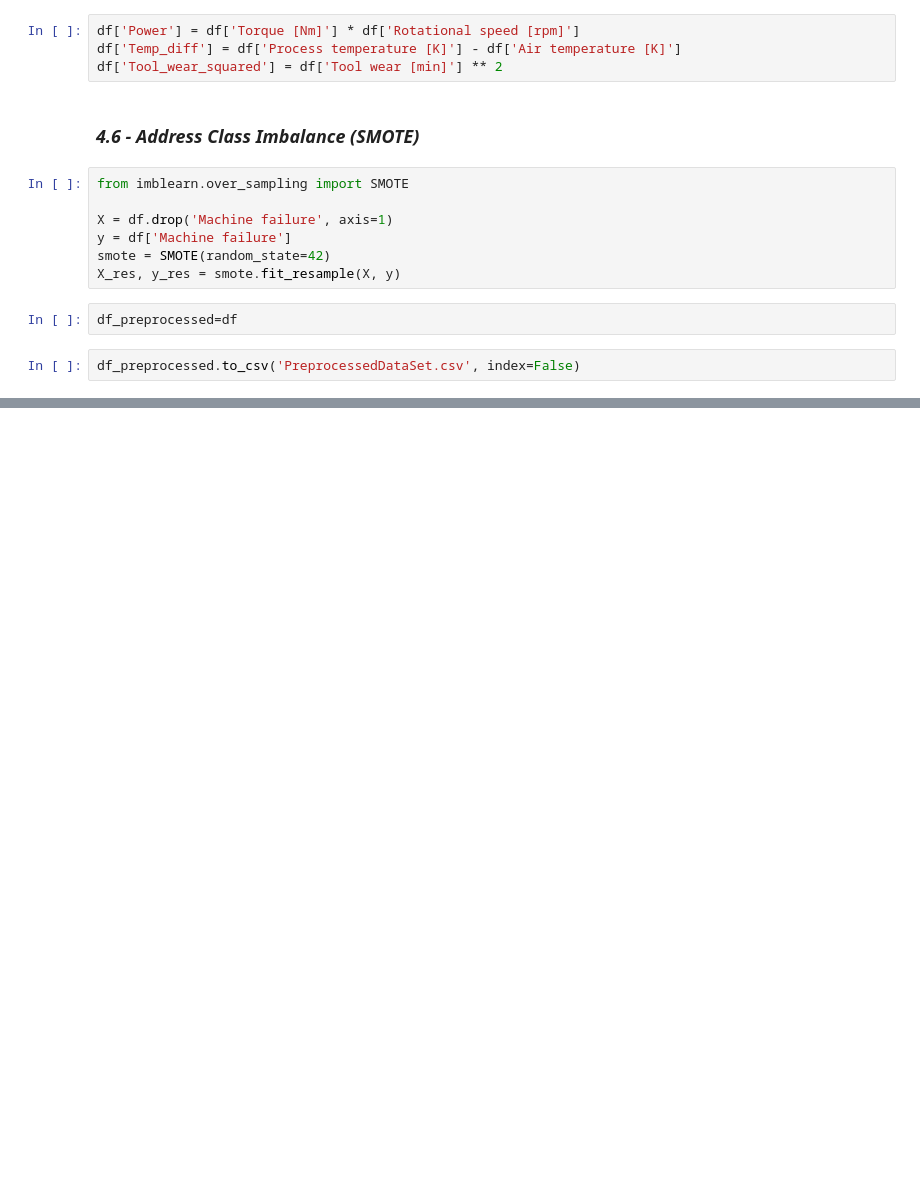
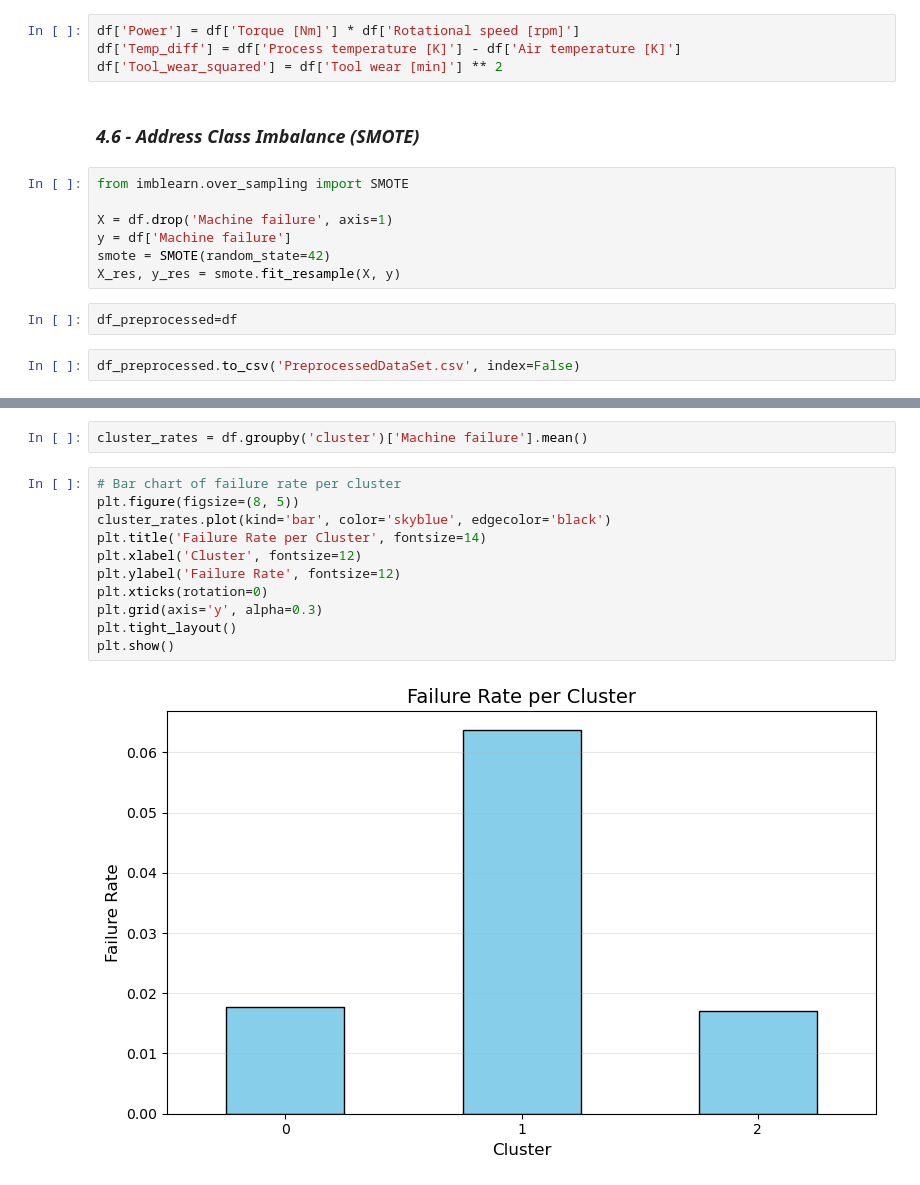
Before and after one commit to TurkishTM/PredictiveMaintenanceSystem, a Jupyter notebook: MainCode.ipynb, the cells around one changed output, grey strips where cells are left out. Drawn from its saved outputs; the diff is of its cells as text; blank space fills up the shorter version.

```diff
--- a/MainCode.ipynb
+++ b/MainCode.ipynb
@@ -249,0 +316,15 @@ df_preprocessed.to_csv('PreprocessedDataSet.csv', index=False)
+# %%
+cluster_rates = df.groupby('cluster')['Machine failure'].mean()
+# %%
+# Bar chart of failure rate per cluster
+plt.figure(figsize=(8, 5))
+cluster_rates.plot(kind='bar', color='skyblue', edgecolor='black')
+plt.title('Failure Rate per Cluster', fontsize=14)
+plt.xlabel('Cluster', fontsize=12)
+plt.ylabel('Failure Rate', fontsize=12)
+plt.xticks(rotation=0)
+plt.grid(axis='y', alpha=0.3)
+plt.tight_layout()
+plt.show()
+# %% [output]
+[figure, added]
```
Also changed, not shown: parts of 13 cells of this notebook.
